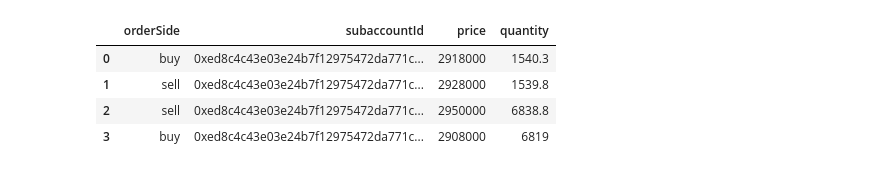
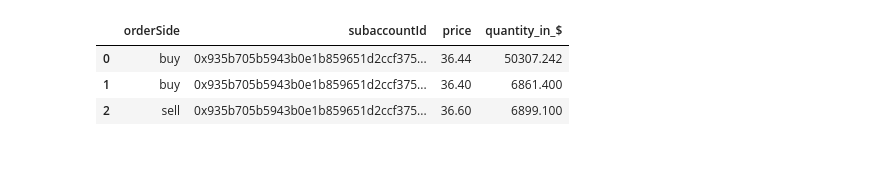
Before and after one commit to rvie17/global_competitor_analysis, a Jupyter notebook: subidentifier.ipynb, the cells around one changed output. Saved outputs shown, nothing was run; the diff lists cells and outputs as text; code cells hidden in the pictures.

```diff
--- a/subidentifier.ipynb
+++ b/subidentifier.ipynb
@@ -32,23 +32,23 @@ async def subfinder(account_address,market_id) -> None:
 
     df = pd.DataFrame(all_orders)
     pd.set_option('display.max_colwidth', 100)
+    #print(df)
     df = df[["orderSide","subaccountId","price","quantity"]]
-
+    df["price"] = df["price"].astype(float)/1e6
+    df["quantity"] = df["quantity"].astype(float)
+    df["quantity_in_$"] = df["price"] * df["quantity"]
+    df = df[["orderSide","subaccountId","price","quantity_in_$"]]
     return df
-
-
-market_id = "0x2d7092545081b81ba33bf817b302f9609254f15f4354016631aec3bb39461f99"
 # %%
 from functions import marketId_to_ticker
 
-ticker = "XION/USDT PERP"
-address = "inj1akxycslq8cjt0uffw4rjmfm3echchptu52a2dq"
+ticker = "TRUMP/USDT PERP"
+address = "inj1jddhqk6egwcwrwzev5wjeneht0ykmlwhcehc4z"
 
 market_id = await marketId_to_ticker(ticker)
 await subfinder(account_address=address,market_id=market_id[0])
 # %% [output]
-|  | orderSide | subaccountId | price | quantity |
-| 0 | buy | 0xed8c4c43e03e24b7f12975472da771c... | 2918000 | 1540.3 |
-| 1 | sell | 0xed8c4c43e03e24b7f12975472da771c... | 2928000 | 1539.8 |
-| 2 | sell | 0xed8c4c43e03e24b7f12975472da771c... | 2950000 | 6838.8 |
-| 3 | buy | 0xed8c4c43e03e24b7f12975472da771c... | 2908000 | 6819 |
+|  | orderSide | subaccountId | price | quantity_in_$ |
+| 0 | buy | 0x935b705b5943b0e1b859651d2ccf375... | 36.44 | 50307.242 |
+| 1 | buy | 0x935b705b5943b0e1b859651d2ccf375... | 36.40 | 6861.400 |
+| 2 | sell | 0x935b705b5943b0e1b859651d2ccf375... | 36.60 | 6899.100 |
```
Also changed, not shown: 4 other files.
